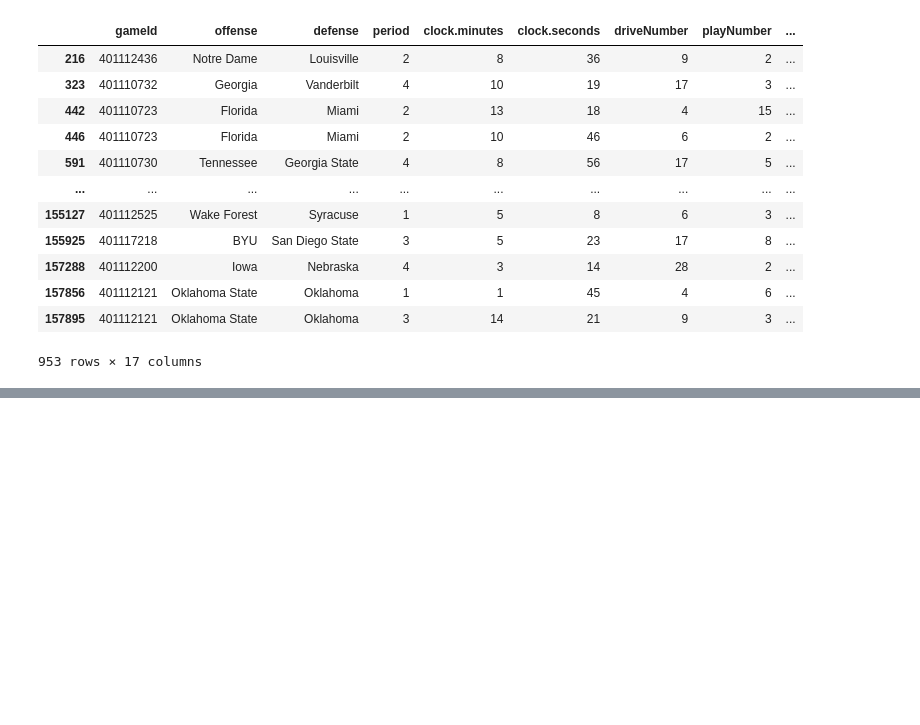
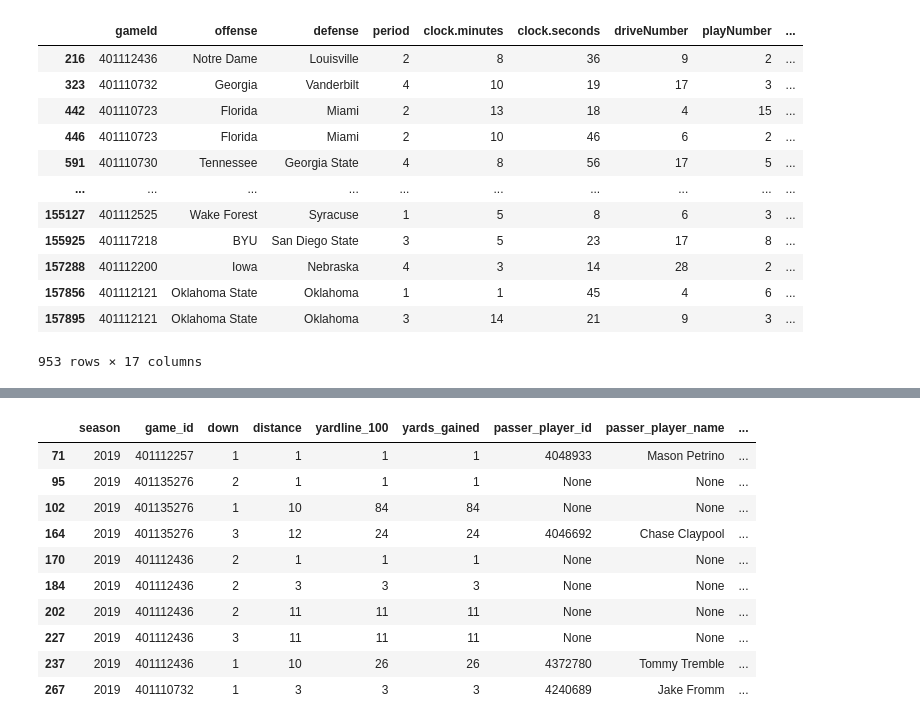
Before and after one commit to kobzajj/cfb-analytics, a Jupyter notebook: ad_hoc_analysis/2019_pbp_analysis.ipynb, the cells around one changed output, grey strips where cells are left out. Drawn from its saved outputs; the diff is of its cells as text; code cells hidden in the pictures; blank space fills up the shorter version.

```diff
--- a/ad_hoc_analysis/2019_pbp_analysis.ipynb
+++ b/ad_hoc_analysis/2019_pbp_analysis.ipynb
@@ -174,0 +246,14 @@ df_raw[np.logical_or(df_raw['fumble_recovery_name'].notna(), df_raw['fumble'].no
+# %%
+df_mapped[df_mapped['touchdown'].notna()].head(10)
+# %% [output]
+|  | season | game_id | down | distance | yardline_100 | yards_gained | passer_player_id | passer_player_name | ... |
+| 71 | 2019 | 401112257 | 1 | 1 | 1 | 1 | 4048933 | Mason Petrino | ... |
+| 95 | 2019 | 401135276 | 2 | 1 | 1 | 1 | None | None | ... |
+| 102 | 2019 | 401135276 | 1 | 10 | 84 | 84 | None | None | ... |
+| 164 | 2019 | 401135276 | 3 | 12 | 24 | 24 | 4046692 | Chase Claypool | ... |
+| 170 | 2019 | 401112436 | 2 | 1 | 1 | 1 | None | None | ... |
+| 184 | 2019 | 401112436 | 2 | 3 | 3 | 3 | None | None | ... |
+| 202 | 2019 | 401112436 | 2 | 11 | 11 | 11 | None | None | ... |
+| 227 | 2019 | 401112436 | 3 | 11 | 11 | 11 | None | None | ... |
+| 237 | 2019 | 401112436 | 1 | 10 | 26 | 26 | 4372780 | Tommy Tremble | ... |
+| 267 | 2019 | 401110732 | 1 | 3 | 3 | 3 | 4240689 | Jake Fromm | ... |
```
Also changed, not shown: parts of 6 cells of this notebook, 8 other files.
